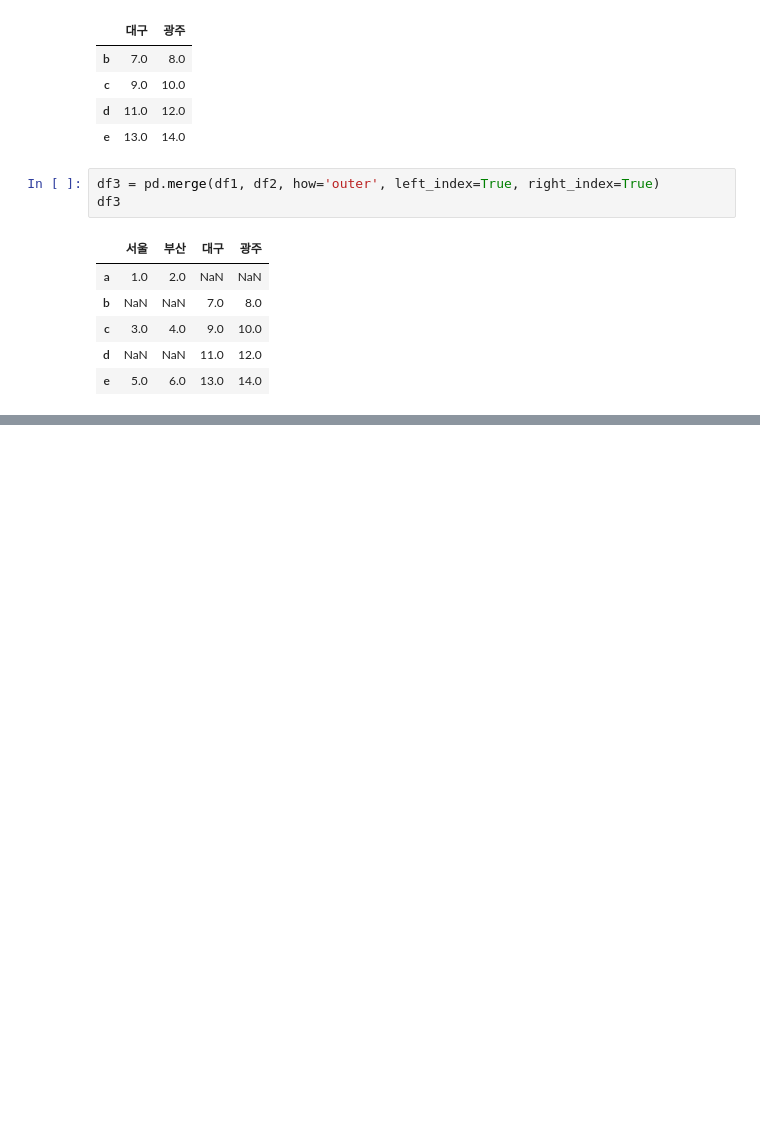
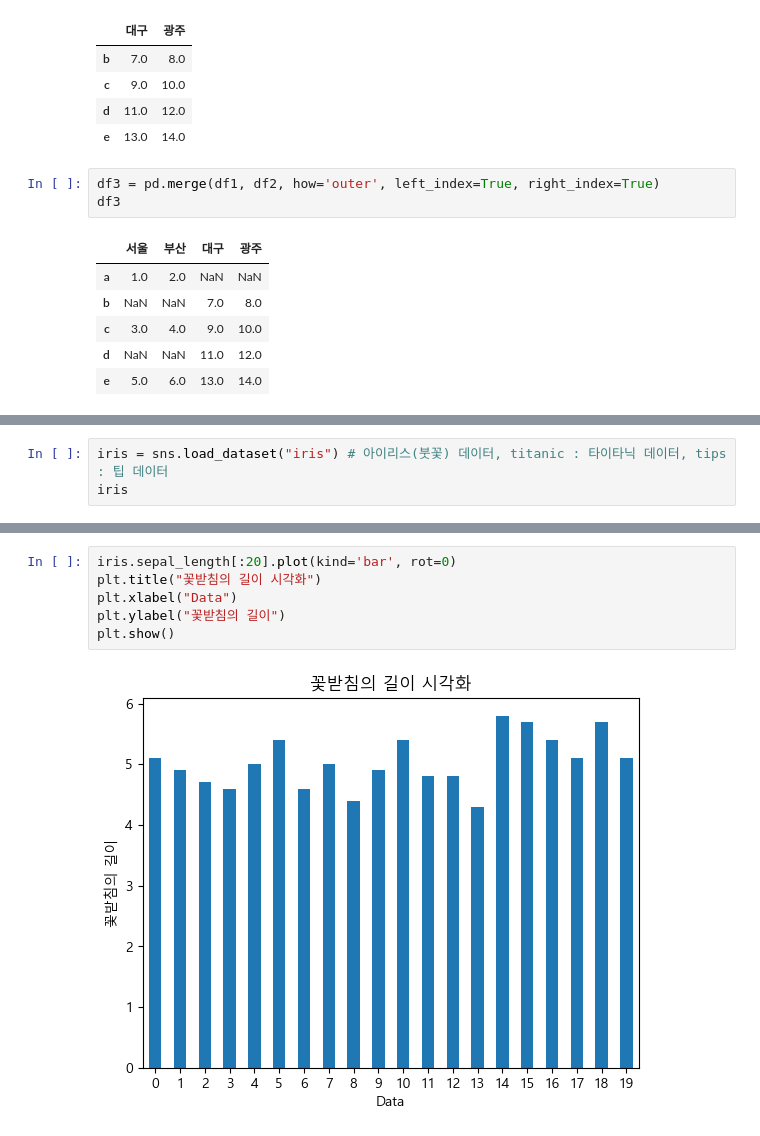
Before and after one commit to LaparkHomie/kdt-ai, a Jupyter notebook: jupyter/pandas/Practice/dataframe_ex01.ipynb, the cells around one changed output, grey strips where cells are left out. Drawn from its saved outputs; the diff is of its cells as text; blank space fills up the shorter version.

```diff
--- a/jupyter/pandas/Practice/dataframe_ex01.ipynb
+++ b/jupyter/pandas/Practice/dataframe_ex01.ipynb
@@ -1647,0 +2293,3 @@ df3
+# %%
+iris = sns.load_dataset("iris") # 아이리스(붓꽃) 데이터, titanic : 타이타닉 데이터, tips : 팁 데이터
+iris
@@ -1647,0 +2310,8 @@ df3
+# %%
+iris.sepal_length[:20].plot(kind='bar', rot=0)
+plt.title("꽃받침의 길이 시각화")
+plt.xlabel("Data")
+plt.ylabel("꽃받침의 길이")
+plt.show()
+# %% [output]
+[figure, added]
```
Also changed, not shown: parts of 89 cells of this notebook, 4 other files.
